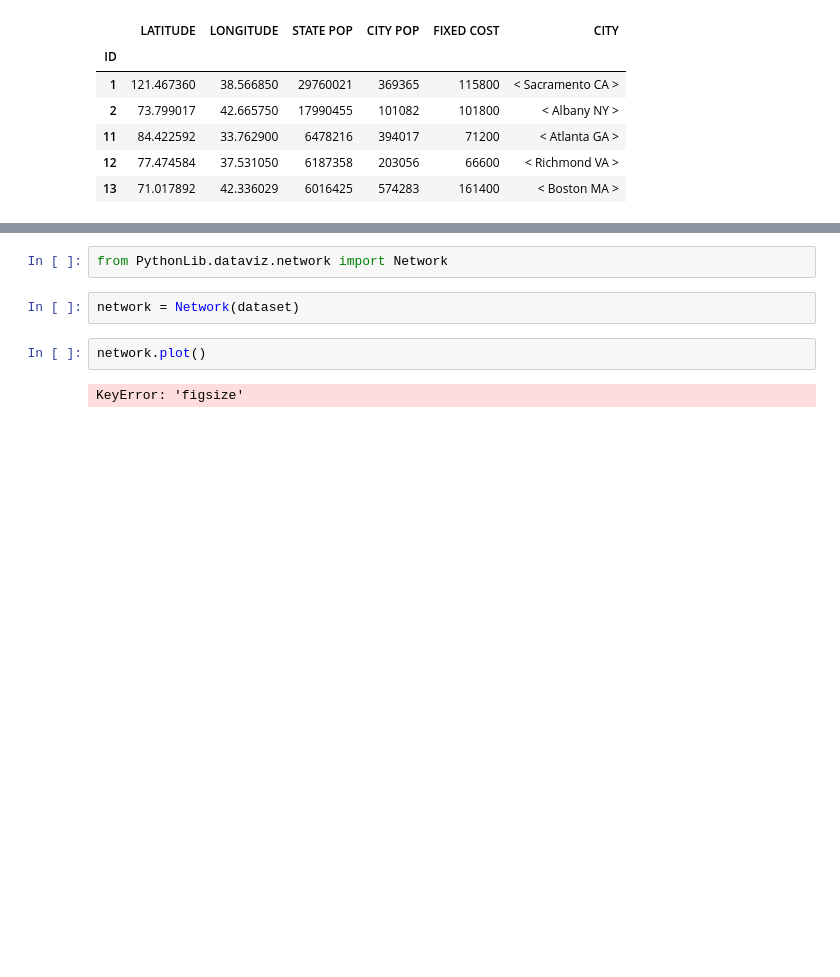
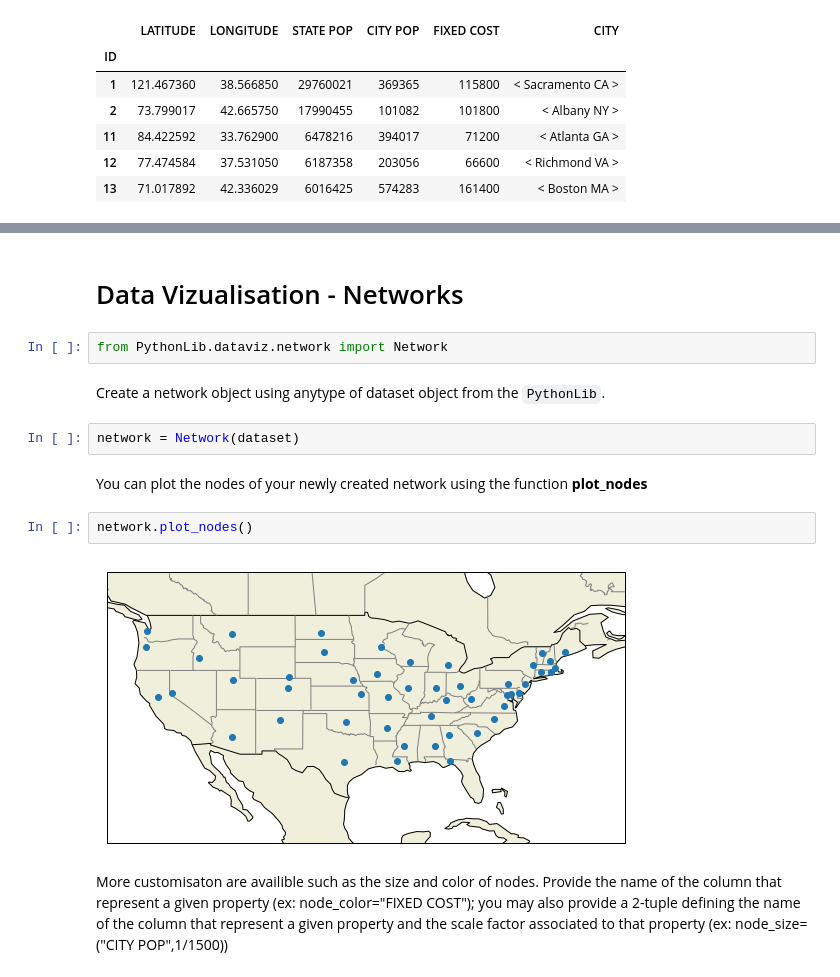
Before and after one commit to xNok/OR_NETWORK-AND-DISCRETE-LOCATION, a Jupyter notebook: DOCS- How to use PythonLib.ipynb, the cells around one changed output, grey strips where cells are left out. Cells and saved outputs as stored; diff of their text form; blank space fills up the shorter version.

Commit message:
docs: Pythonlib mongoclient + network

```diff
--- a/DOCS- How to use PythonLib.ipynb
+++ b/DOCS- How to use PythonLib.ipynb
@@ -24,9 +43,17 @@ dataset.get().head()
+# %% [markdown]
+# Data Vizualisation - Networks
 # %%
 from PythonLib.dataviz.network import Network
+# %% [markdown]
+Create a network object using anytype of dataset object from the `PythonLib`.
 # %%
 network = Network(dataset)
+# %% [markdown]
+You can plot the nodes of your newly created network using the function **plot_nodes**
 # %%
-network.plot()
+network.plot_nodes()
 # %% [output]
-KeyError: 'figsize'
+[figure, added]
+# %% [markdown]
+More customisaton are availible such as the size and color of nodes. Provide the name of the column that represent a given property (ex: node_color="FIXED COST"); you may also provide a 2-tuple defining the name of the column that represent a given property and the scale factor associated to that property (ex: node_size=("CITY POP",1/1500))
 # %%
```
Also changed, not shown: parts of 8 cells of this notebook, 1 other file.
